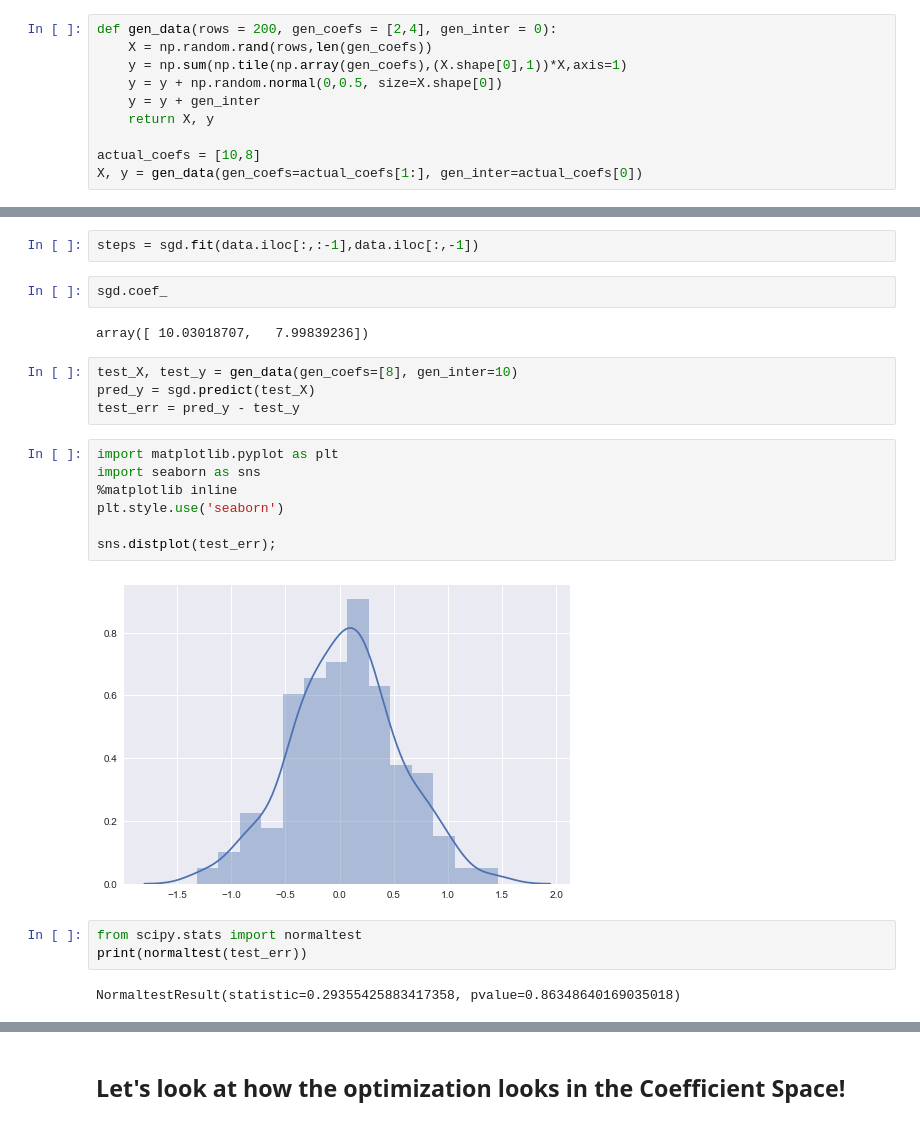
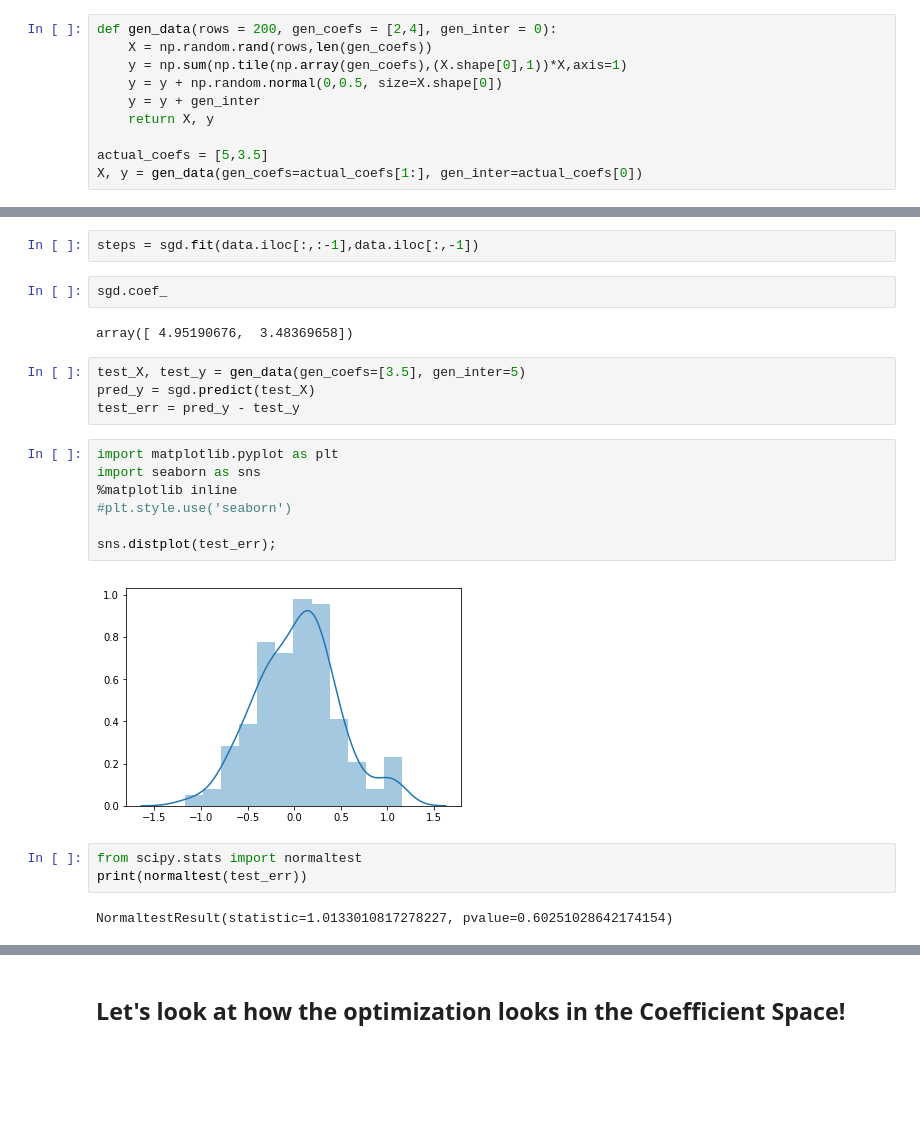
Before and after one commit to ZWMiller/machine_learning_from_scratch, a Jupyter notebook: notebooks/regressors/stochastic_gradient_descent_regression.ipynb, the cells around one changed output, grey strips where cells are left out. Saved outputs shown, nothing was run; the diff lists cells and outputs as text; blank space fills up the shorter version.

```diff
--- a/notebooks/regressors/stochastic_gradient_descent_regression.ipynb
+++ b/notebooks/regressors/stochastic_gradient_descent_regression.ipynb
@@ -202,7 +202,7 @@ def gen_data(rows = 200, gen_coefs = [2,4], gen_inter = 0):
     y = y + gen_inter
     return X, y
 
-actual_coefs = [10,8]
+actual_coefs = [5,3.5]
 X, y = gen_data(gen_coefs=actual_coefs[1:], gen_inter=actual_coefs[0])
 # %% [markdown]
 It will work with Pandas or Numpy arrays. Let's play with Pandas for now.
@@ -228,25 +228,25 @@ steps = sgd.fit(data.iloc[:,:-1],data.iloc[:,-1])
 # %%
 sgd.coef_
 # %% [output]
-array([ 10.03018707,   7.99839236])
+array([ 4.95190676,  3.48369658])
 # %%
-test_X, test_y = gen_data(gen_coefs=[8], gen_inter=10)
+test_X, test_y = gen_data(gen_coefs=[3.5], gen_inter=5)
 pred_y = sgd.predict(test_X)
 test_err = pred_y - test_y
 # %%
 import matplotlib.pyplot as plt
 import seaborn as sns
 %matplotlib inline
-plt.style.use('seaborn')
+#plt.style.use('seaborn')
 
 sns.distplot(test_err);
 # %% [output]
-[figure, old version]
+[figure, new version]
 # %%
 from scipy.stats import normaltest
 print(normaltest(test_err))
 # %% [output]
-NormaltestResult(statistic=0.29355425883417358, pvalue=0.86348640169035018)
+NormaltestResult(statistic=1.0133010817278227, pvalue=0.60251028642174154)
 # %%
 plt.scatter(test_y, pred_y, s=50)
 temp = np.linspace(min(test_y),max(test_y),100)
```
Also changed, not shown: parts of 15 cells of this notebook, 1 other file.
